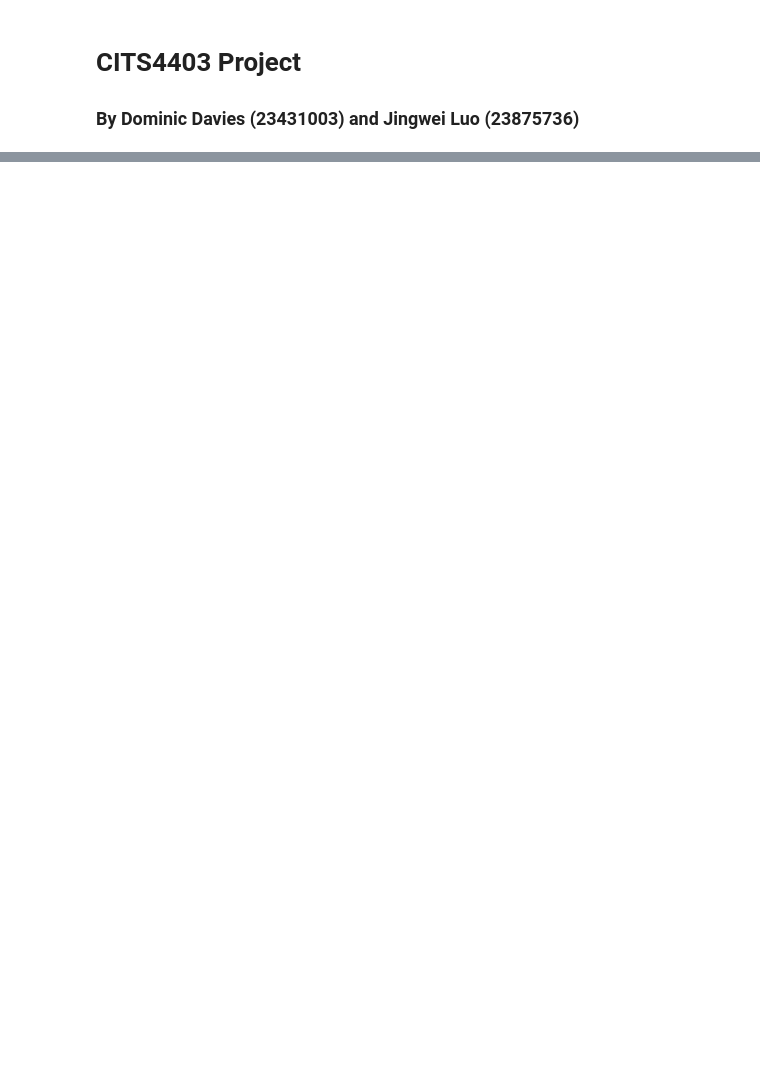
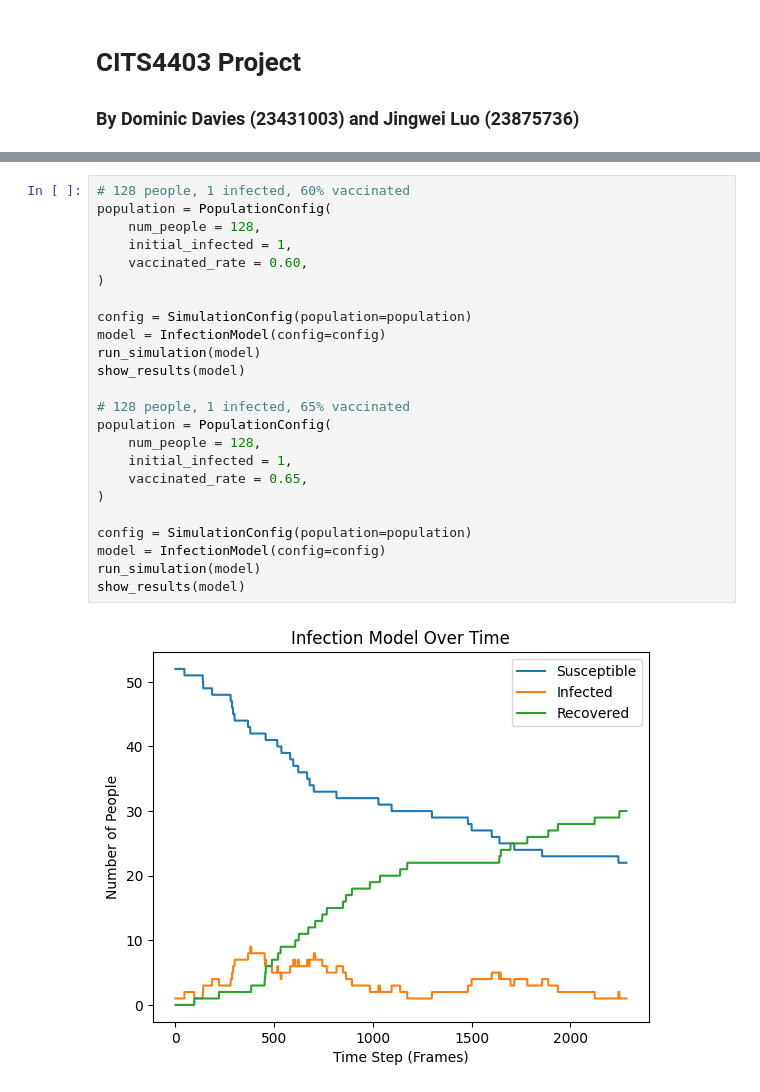
Before and after one commit to dominictdavies/CITS4403-Project, a Jupyter notebook: notebooks/overview.ipynb, the cells around one changed output, grey strips where cells are left out. Cells and saved outputs as stored; diff of their text form; blank space fills up the shorter version.

```diff
--- a/notebooks/overview.ipynb
+++ b/notebooks/overview.ipynb
@@ -119,0 +118,26 @@ final.sort_values("Infected", ascending=False)
+# %%
+# 128 people, 1 infected, 60% vaccinated
+population = PopulationConfig(
+    num_people = 128,
+    initial_infected = 1,
+    vaccinated_rate = 0.60,
+)
+
+config = SimulationConfig(population=population)
+model = InfectionModel(config=config)
+run_simulation(model)
+show_results(model)
+
+# 128 people, 1 infected, 65% vaccinated
+population = PopulationConfig(
+    num_people = 128,
+    initial_infected = 1,
+    vaccinated_rate = 0.65,
+)
+
+config = SimulationConfig(population=population)
+model = InfectionModel(config=config)
+run_simulation(model)
+show_results(model)
+# %% [output]
+[figure, added]
```
Also changed, not shown: parts of 11 cells of this notebook.
